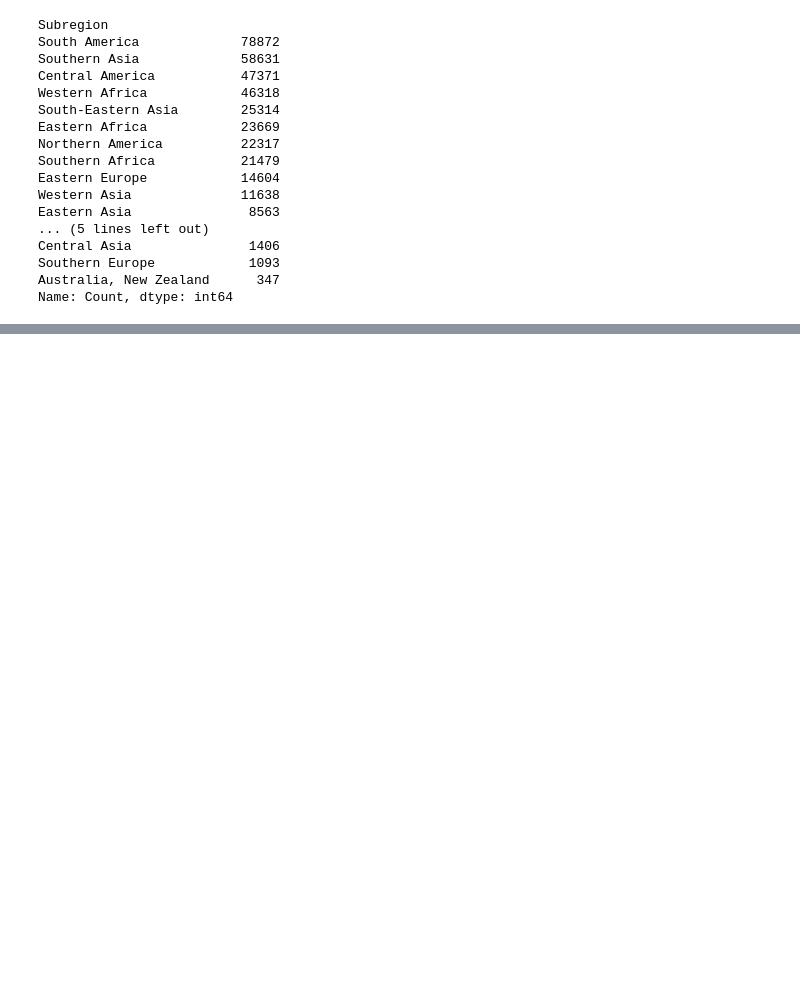
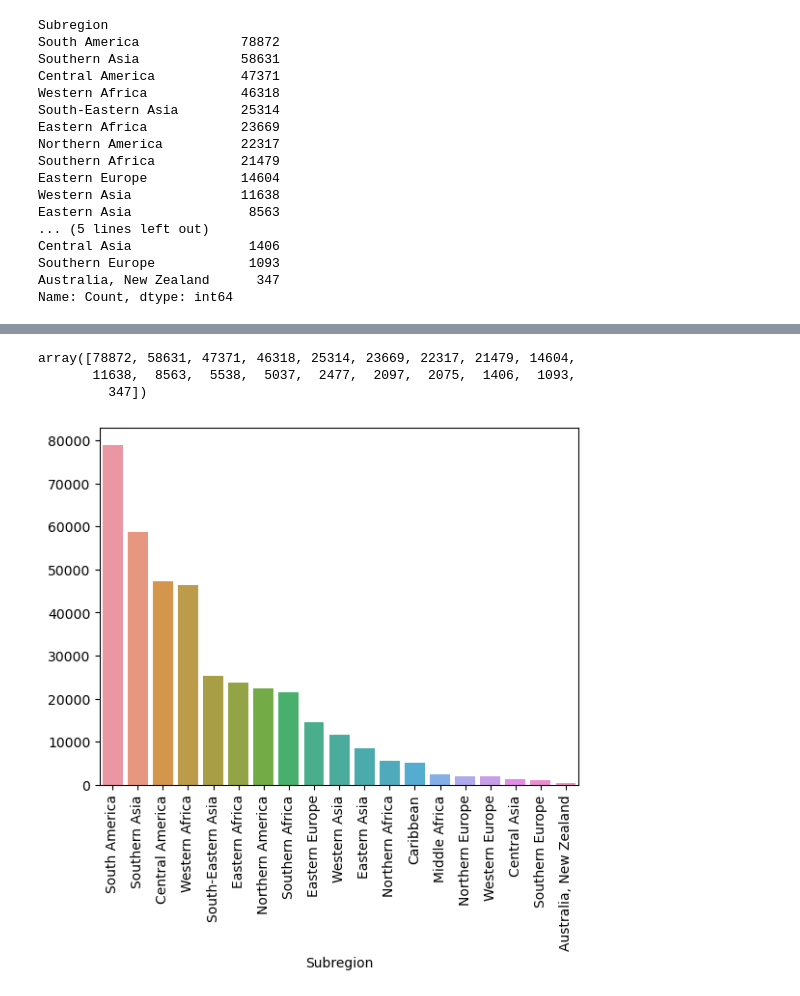
Before and after one commit to pernebay-arailym/Project_18_HOMICIDE_Analysis, a Jupyter notebook: homecide_project.ipynb, the cells around one changed output, grey strips where cells are left out. Drawn from its saved outputs; the diff is of its cells as text; code cells hidden in the pictures; blank space fills up the shorter version.

Commit message:
visualized the quantity by America's subregions

```diff
--- a/homecide_project.ipynb
+++ b/homecide_project.ipynb
@@ -173,0 +184,13 @@ Name: Count, dtype: int64
+# %%
+df3.values
+# %% [output]
+array([78872, 58631, 47371, 46318, 25314, 23669, 22317, 21479, 14604,
+       11638,  8563,  5538,  5037,  2477,  2097,  2075,  1406,  1093,
+         347])
+# %%
+#seaborn lb = sns
+sns.barplot(x=df3.index, y=df3.values)
+plt.xticks(rotation = 'vertical')
+xlabel= None
+# %% [output]
+[figure, added]
```
Also changed, not shown: parts of 1 cell of this notebook.
